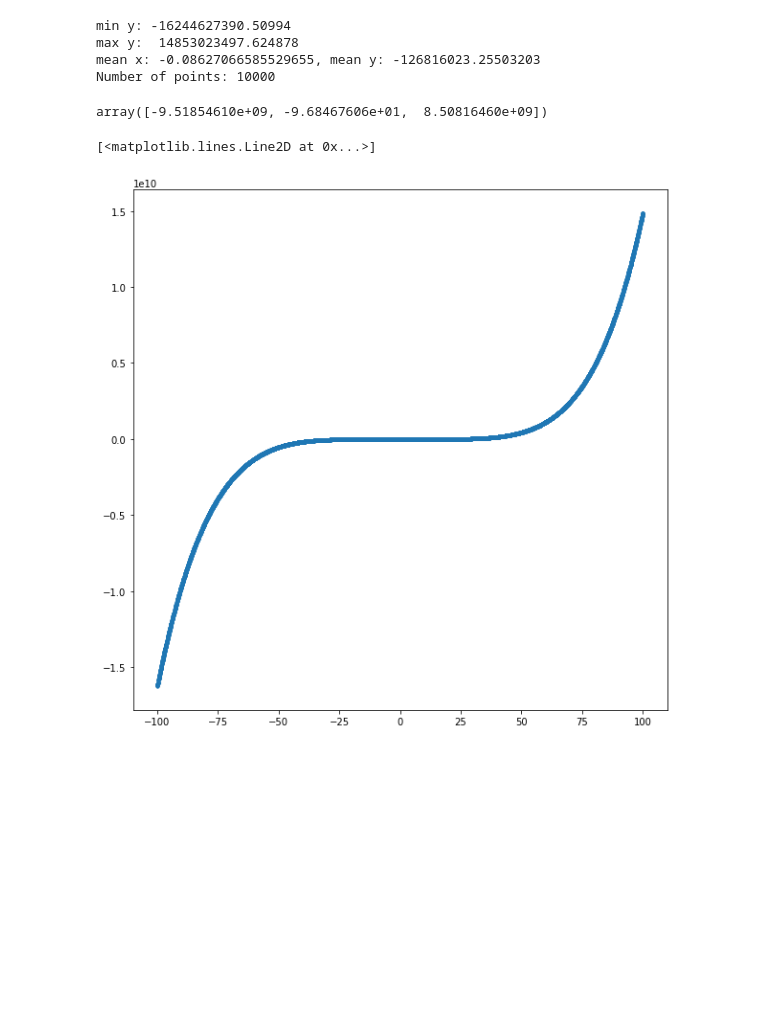
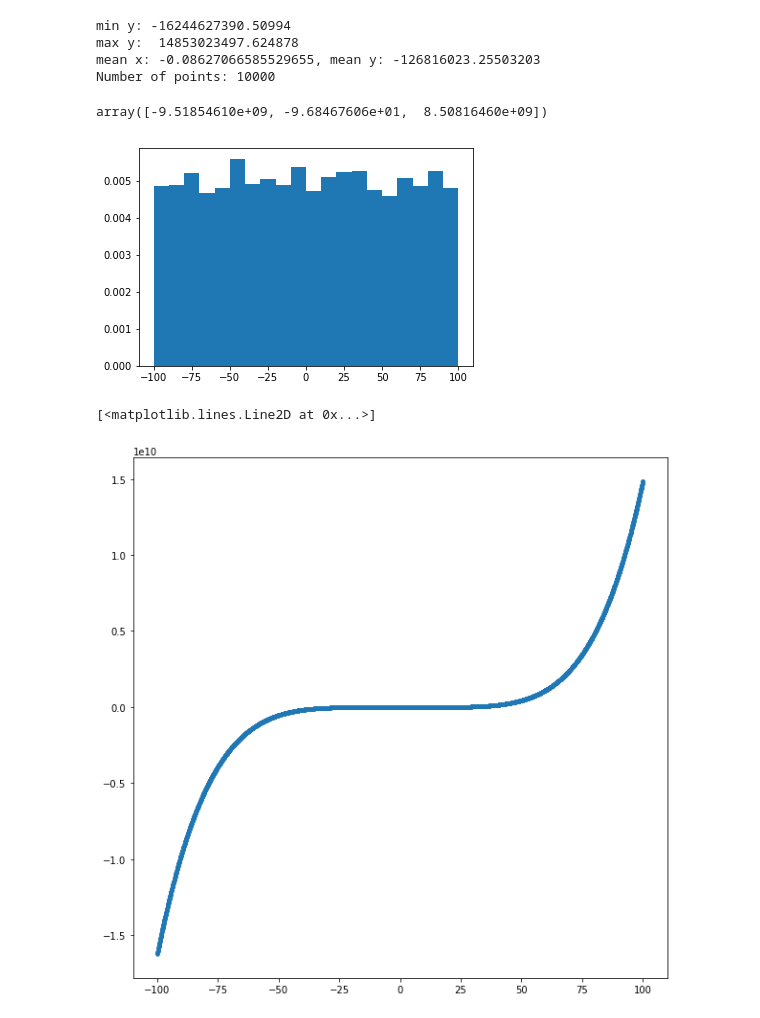
Before and after one commit to mknorps/QuantumLab, a Jupyter notebook: src/EDA.ipynb, the cells around one changed output. Drawn from its saved outputs; the diff is of its cells as text; code cells hidden in the pictures; blank space fills up the shorter version.

```diff
--- a/src/EDA.ipynb
+++ b/src/EDA.ipynb
@@ -22 +25,5 @@ array([-9.51854610e+09, -9.68467606e+01,  8.50816460e+09])
+# %%
+_ = plt.hist(points[:,0],bins=20, normed=True)
+# %% [output]
+[figure, added]
 # %%
```
Also changed, not shown: parts of 3 cells of this notebook, 4 other files.
